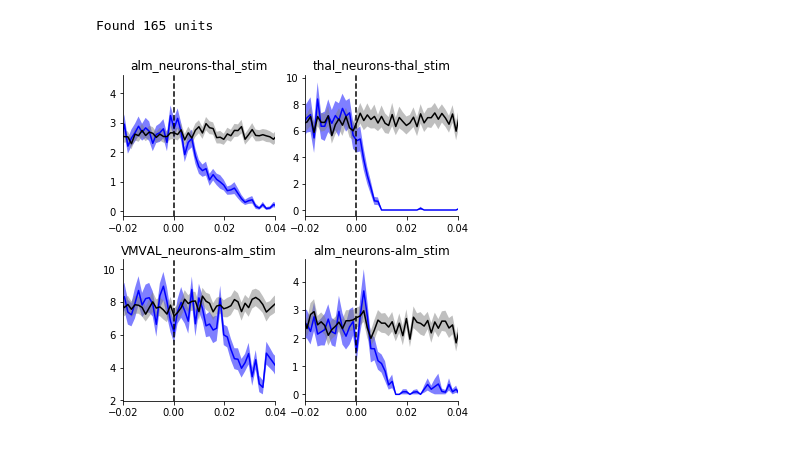
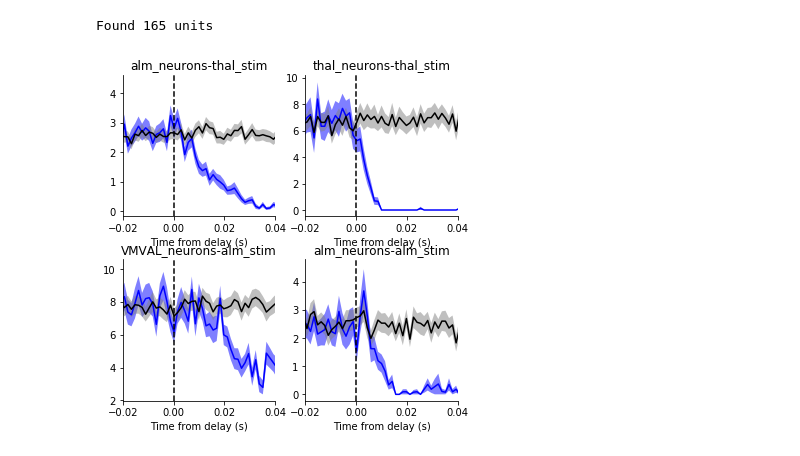
Before and after one commit to datajoint-company/DJ-NWB-Guo-Inagaki-2017, a Jupyter notebook: notebooks/guo-inagaki-2017_DataJoint_example.ipynb, the cells around one changed output. Drawn from its saved outputs; the diff is of its cells as text; code cells hidden in the pictures.

```diff
--- a/notebooks/guo-inagaki-2017_DataJoint_example.ipynb
+++ b/notebooks/guo-inagaki-2017_DataJoint_example.ipynb
@@ -387,11 +387,12 @@ Found 165 units
 # %%
 fig36, axs = plt.subplots(2, 2, figsize=(6, 6))
 fig36.subplots_adjust(hspace=0.3)
 for s, ax in zip(population_spikes.keys(), axs.flatten()):
     plot_with_sem(population_spikes[s]['stim']['data'],
                   population_spikes[s]['ctrl']['data'],
                   population_spikes[s]['ctrl']['timestamps'], ax)
     ax.set_xlim(-0.02, 0.04);
     ax.set_title(s)
+    ax.set_xlabel('Time from delay (s)')
 # %% [output]
-[figure, old version]
+[figure, new version]
```
